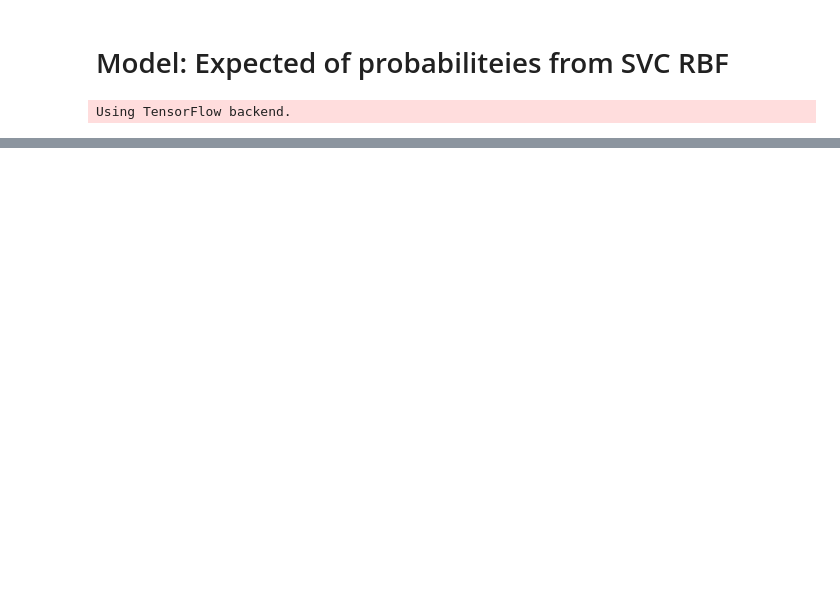
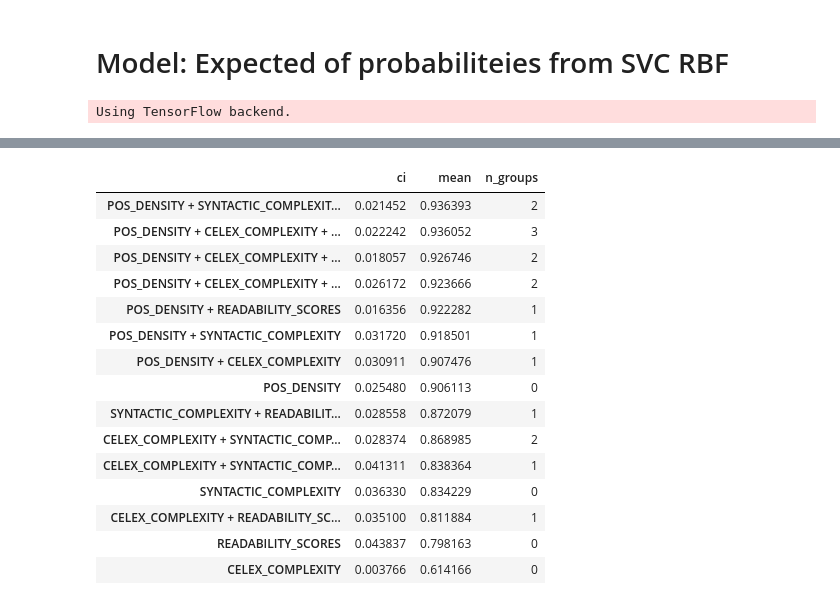
Before and after one commit to shlomihod/deep-text-eval, a Jupyter notebook: features2prediction/weebit/features-selection.ipynb, the cells around one changed output, grey strips where cells are left out. Cells and saved outputs as stored; diff of their text form; code cells hidden in the pictures; blank space fills up the shorter version.

```diff
--- a/features2prediction/weebit/features-selection.ipynb
+++ b/features2prediction/weebit/features-selection.ipynb
@@ -198,3 +224,22 @@ assert (threshold_groups_df.index == accuracy_groups_df.index).all()
+# %%
+threshold_groups_df.sort_values('mean', ascending=False)
+# %% [output]
+|  | ci | mean | n_groups |
+| POS_DENSITY + SYNTACTIC_COMPLEXIT... | 0.021452 | 0.936393 | 2 |
+| POS_DENSITY + CELEX_COMPLEXITY + ... | 0.022242 | 0.936052 | 3 |
+| POS_DENSITY + CELEX_COMPLEXITY + ... | 0.018057 | 0.926746 | 2 |
+| POS_DENSITY + CELEX_COMPLEXITY + ... | 0.026172 | 0.923666 | 2 |
+| POS_DENSITY + READABILITY_SCORES | 0.016356 | 0.922282 | 1 |
+| POS_DENSITY + SYNTACTIC_COMPLEXITY | 0.031720 | 0.918501 | 1 |
+| POS_DENSITY + CELEX_COMPLEXITY | 0.030911 | 0.907476 | 1 |
+| POS_DENSITY | 0.025480 | 0.906113 | 0 |
+| SYNTACTIC_COMPLEXITY + READABILIT... | 0.028558 | 0.872079 | 1 |
+| CELEX_COMPLEXITY + SYNTACTIC_COMP... | 0.028374 | 0.868985 | 2 |
+| CELEX_COMPLEXITY + SYNTACTIC_COMP... | 0.041311 | 0.838364 | 1 |
+| SYNTACTIC_COMPLEXITY | 0.036330 | 0.834229 | 0 |
+| CELEX_COMPLEXITY + READABILITY_SC... | 0.035100 | 0.811884 | 1 |
+| READABILITY_SCORES | 0.043837 | 0.798163 | 0 |
+| CELEX_COMPLEXITY | 0.003766 | 0.614166 | 0 |
 # %%
 f, ax = plt.subplots(1, figsize=(14, 7))
 plot_groups_score_df(threshold_groups_df, ax)
```
Also changed, not shown: parts of 9 cells of this notebook.
